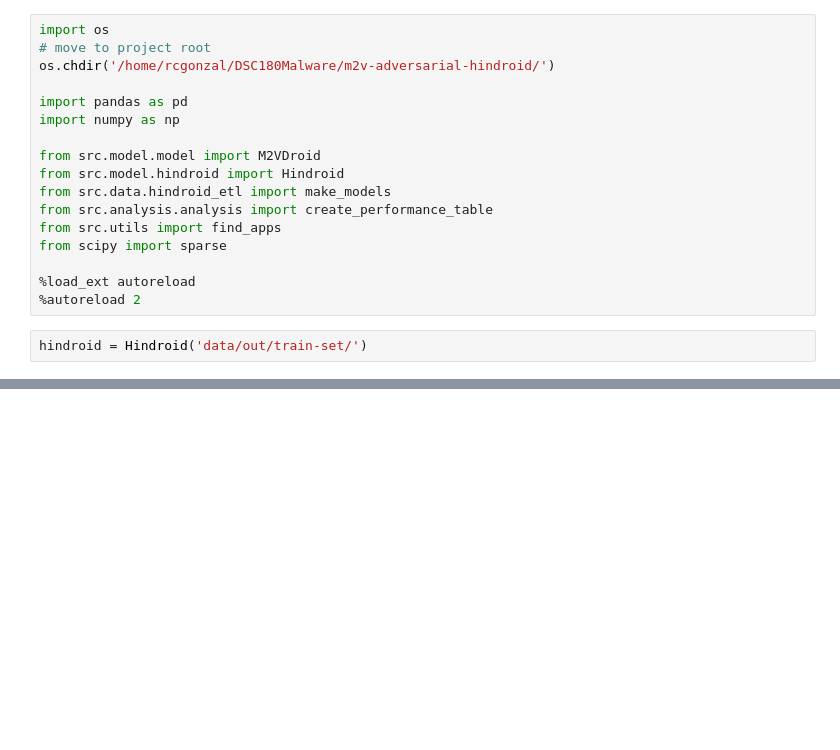
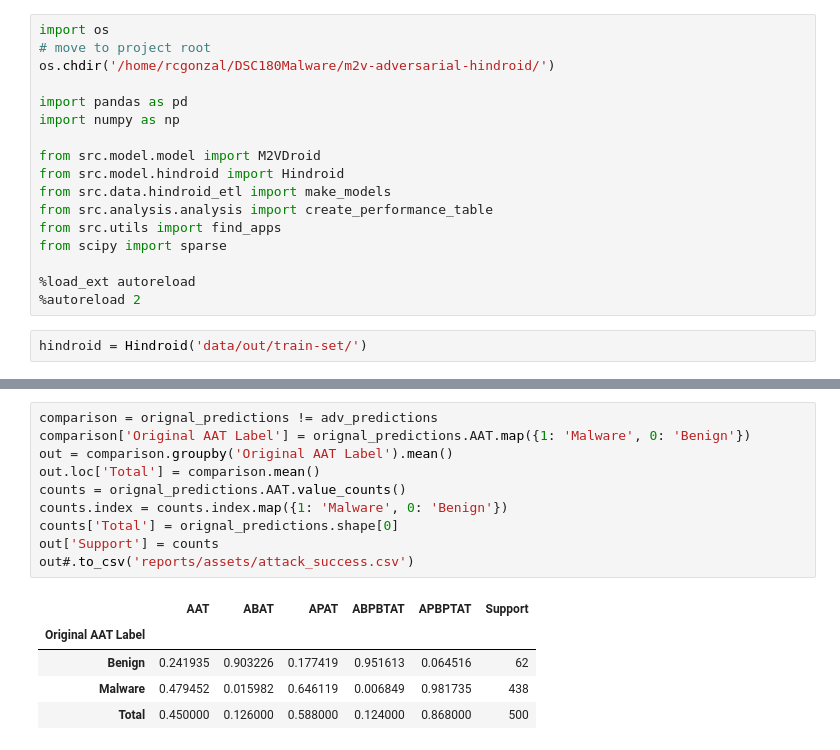
Before and after one commit to rcgonzalez9061/m2v-adversarial-hindroid, a Jupyter notebook: notebooks/Advx_check.ipynb, the cells around one changed output, grey strips where cells are left out. Drawn from its saved outputs; the diff is of its cells as text; blank space fills up the shorter version.

```diff
--- a/notebooks/Advx_check.ipynb
+++ b/notebooks/Advx_check.ipynb
@@ -107,4 +93,20 @@ APBPTAT    0.890
 dtype: float64
+# %%
+comparison = orignal_predictions != adv_predictions
+comparison['Original AAT Label'] = orignal_predictions.AAT.map({1: 'Malware', 0: 'Benign'})
+out = comparison.groupby('Original AAT Label').mean()
+out.loc['Total'] = comparison.mean()
+counts = orignal_predictions.AAT.value_counts()
+counts.index = counts.index.map({1: 'Malware', 0: 'Benign'})
+counts['Total'] = orignal_predictions.shape[0]
+out['Support'] = counts
+out#.to_csv('reports/assets/attack_success.csv')
+# %% [output]
+|  | AAT | ABAT | APAT | ABPBTAT | APBPTAT | Support |
+| Original AAT Label |  |  |  |  |  |  |
+| Benign | 0.241935 | 0.903226 | 0.177419 | 0.951613 | 0.064516 | 62 |
+| Malware | 0.479452 | 0.015982 | 0.646119 | 0.006849 | 0.981735 | 438 |
+| Total | 0.450000 | 0.126000 | 0.588000 | 0.124000 | 0.868000 | 500 |
 # %%
 orignal_predictions.AAT.value_counts()
 # %% [output]
```
Also changed, not shown: parts of 13 cells of this notebook, 11 other files.
